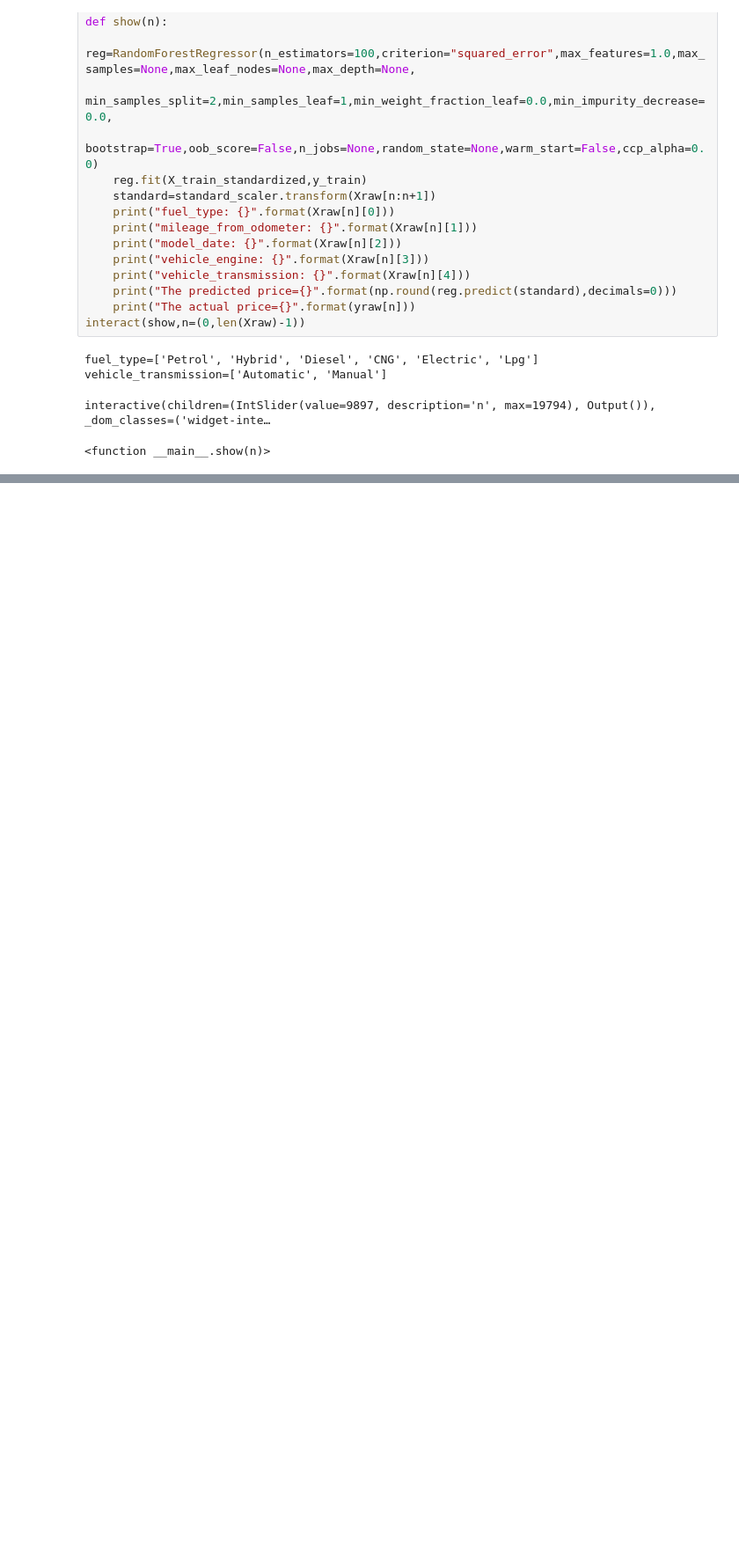
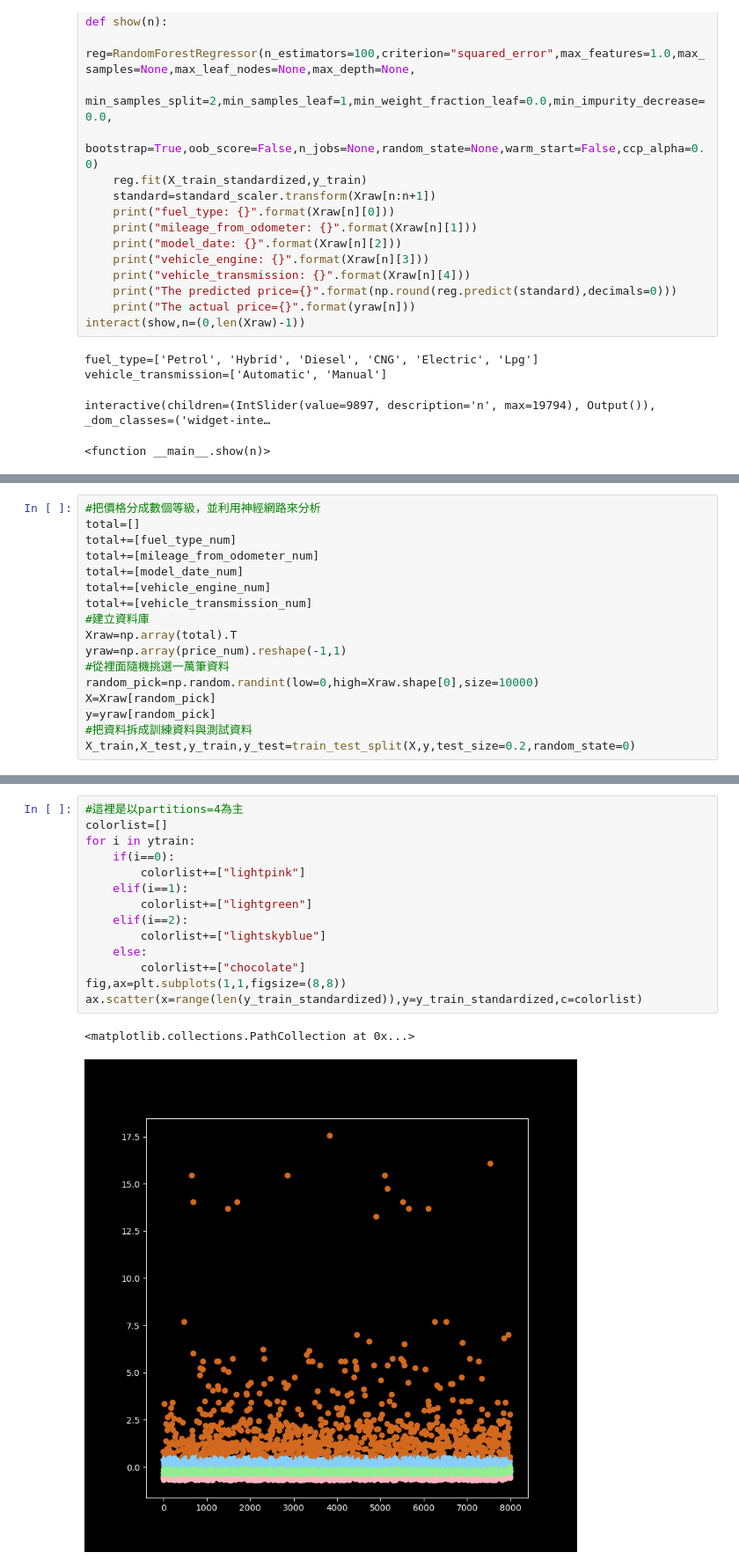
Before and after one commit to Homology1996/UsedCarPrice, a Jupyter notebook: used_car.ipynb, the cells around one changed output, grey strips where cells are left out. Shown at 88% size. Drawn from its saved outputs; the diff is of its cells as text; blank space fills up the shorter version.

```diff
--- a/used_car.ipynb
+++ b/used_car.ipynb
@@ -357,0 +427,17 @@ interactive(children=(IntSlider(value=9897, description='n', max=19794), Output(
+# %%
+#把價格分成數個等級，並利用神經網路來分析
+total=[]
+total+=[fuel_type_num]
+total+=[mileage_from_odometer_num]
+total+=[model_date_num]
+total+=[vehicle_engine_num]
+total+=[vehicle_transmission_num]
+#建立資料庫
+Xraw=np.array(total).T
+yraw=np.array(price_num).reshape(-1,1)
+#從裡面隨機挑選一萬筆資料
+random_pick=np.random.randint(low=0,high=Xraw.shape[0],size=10000)
+X=Xraw[random_pick]
+y=yraw[random_pick]
+#把資料拆成訓練資料與測試資料
+X_train,X_test,y_train,y_test=train_test_split(X,y,test_size=0.2,random_state=0)
@@ -357,0 +524,17 @@ interactive(children=(IntSlider(value=9897, description='n', max=19794), Output(
+# %%
+#這裡是以partitions=4為主
+colorlist=[]
+for i in ytrain:
+    if(i==0):
+        colorlist+=["lightpink"]
+    elif(i==1):
+        colorlist+=["lightgreen"]
+    elif(i==2):
+        colorlist+=["lightskyblue"]
+    else:
+        colorlist+=["chocolate"]
+fig,ax=plt.subplots(1,1,figsize=(8,8))
+ax.scatter(x=range(len(y_train_standardized)),y=y_train_standardized,c=colorlist)
+# %% [output]
+<matplotlib.collections.PathCollection at 0x...>
+[figure, added]
```
Also changed, not shown: parts of 7 cells of this notebook.
